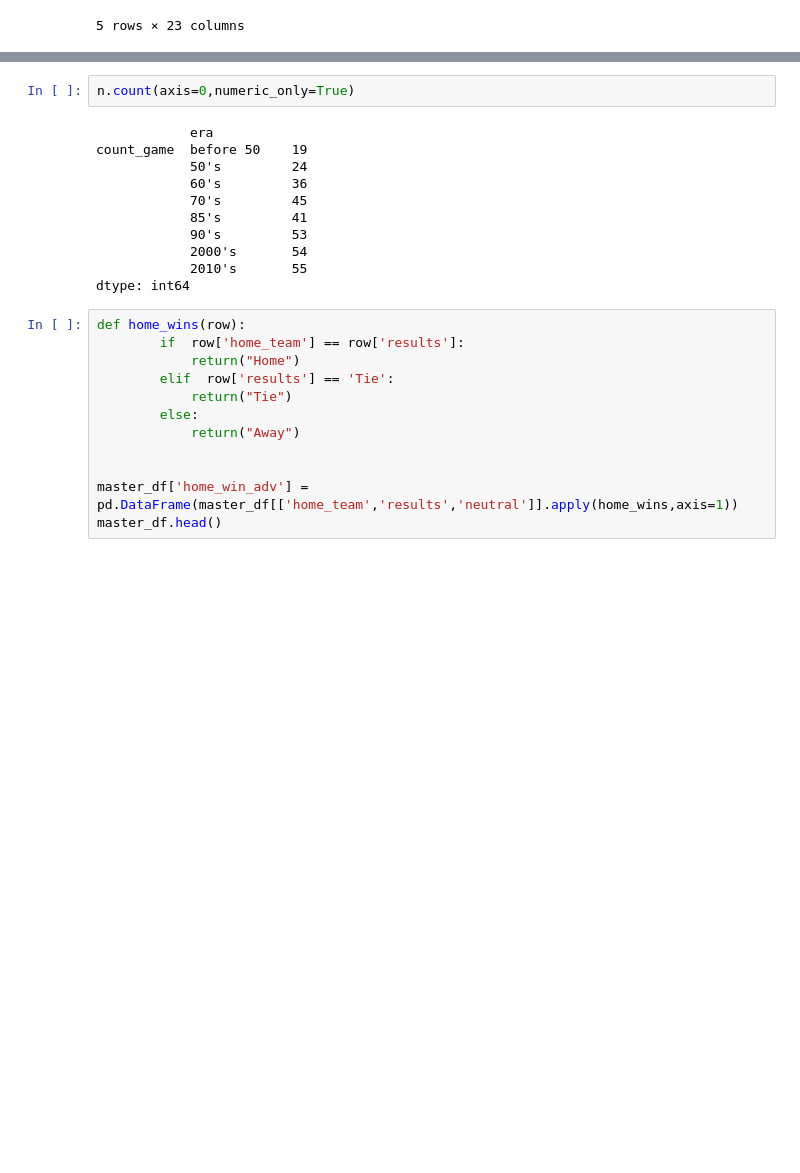
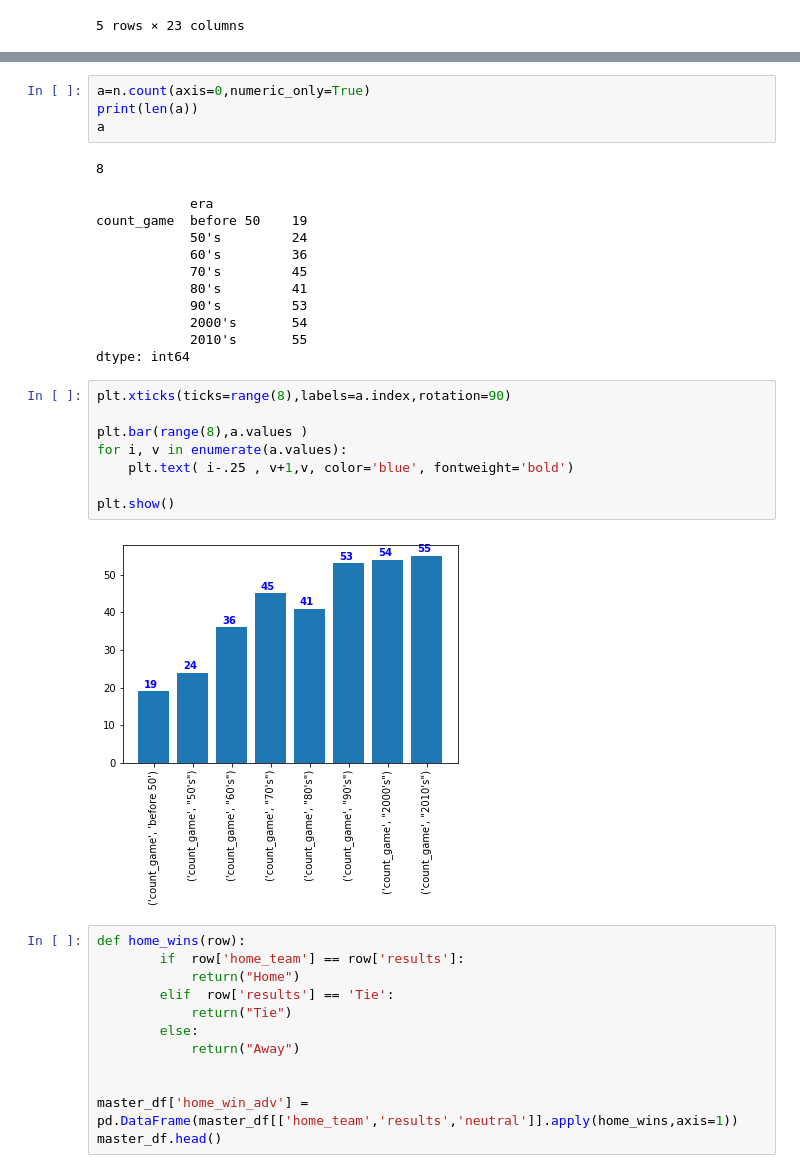
Before and after one commit to bfiroozfard/King_of_Football, a Jupyter notebook: King_football_B_10-5-2019 .ipynb, the cells around one changed output, grey strips where cells are left out. Saved outputs shown, nothing was run; the diff lists cells and outputs as text; blank space fills up the shorter version.

```diff
--- a/King_football_B_10-5-2019 .ipynb
+++ b/King_football_B_10-5-2019 .ipynb
@@ -112,18 +150,31 @@ n.fillna(0)
 | World Unity Cup | 0.0 | 0.0 | 0.0 | 0.0 | 0.0 | 0.0 | 0.0 | 4.0 |
 109 rows × 8 columns
 # %%
-n.count(axis=0,numeric_only=True)
+a=n.count(axis=0,numeric_only=True)
+print(len(a))
+a
 # %% [output]
-            era
-count_game  before 50    19
-            50's         24
-            60's         36
-            70's         45
-            85's         41
-            90's         53
-            2000's       54
-            2010's       55
-dtype: int64
+8
+            era
+count_game  before 50    19
+            50's         24
+            60's         36
+            70's         45
+            80's         41
+            90's         53
+            2000's       54
+            2010's       55
+dtype: int64
+# %%
+plt.xticks(ticks=range(8),labels=a.index,rotation=90)
+
+plt.bar(range(8),a.values )
+for i, v in enumerate(a.values):
+    plt.text( i-.25 , v+1,v, color='blue', fontweight='bold')
+
+plt.show()
+# %% [output]
+[figure, added]
 # %%
 def home_wins(row):
         if  row['home_team'] == row['results']:
```
Also changed, not shown: parts of 11 cells of this notebook, 1 other file.
